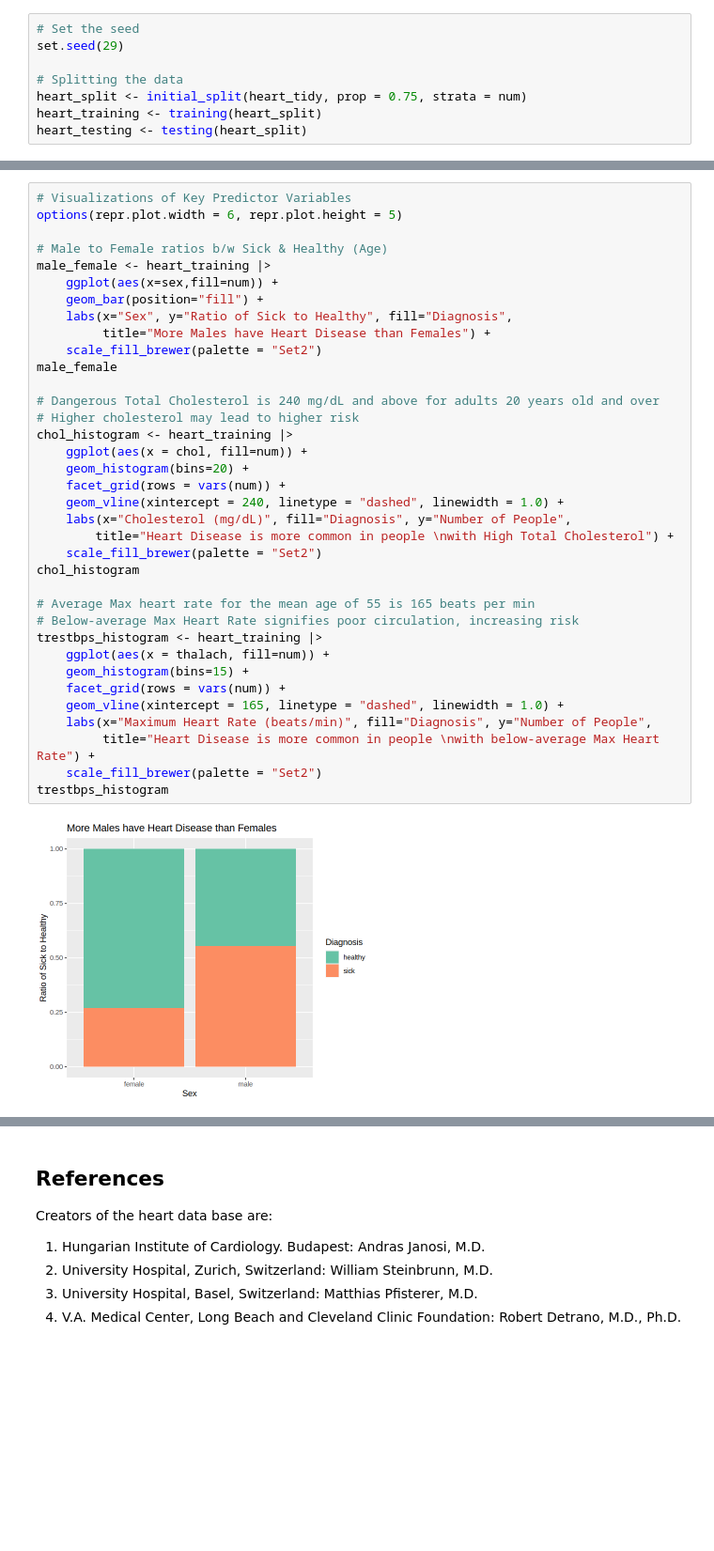
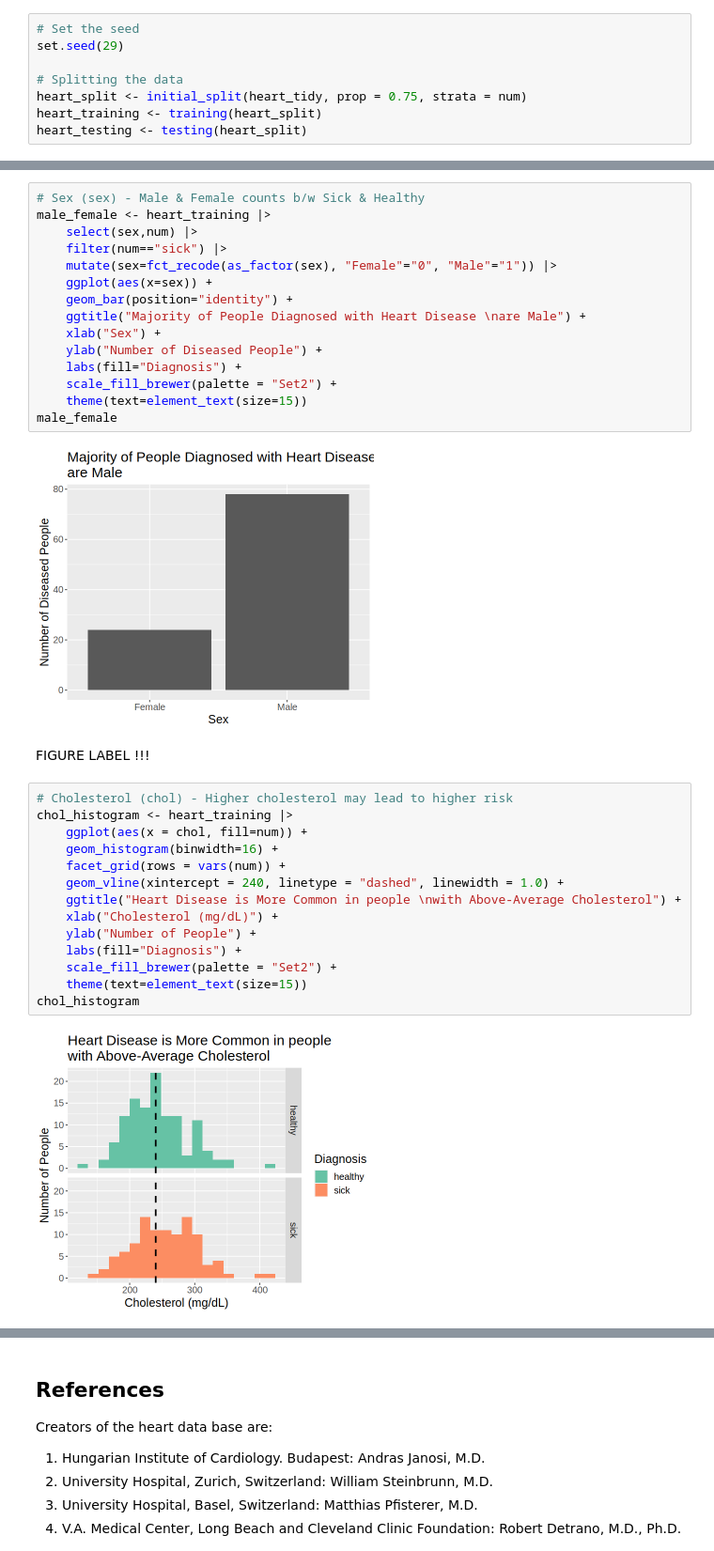
Before and after one commit to Mr-Slope/DSCI-100_Group_Project, a Jupyter notebook: group_report.ipynb, the cells around one changed output, grey strips where cells are left out. Shown at 94% size. Cells and saved outputs as stored; diff of their text form; blank space fills up the shorter version.

Commit message:
Worked on Methods
Tidied Visualizations, organized headings, marked areas to work on with !!!, questions with ??

```diff
--- a/group_report.ipynb
+++ b/group_report.ipynb
@@ -154,38 +180,35 @@ heart_testing <- testing(heart_split)
+# %%
+# Sex (sex) - Male & Female counts b/w Sick & Healthy
+male_female <- heart_training |>
+    select(sex,num) |>
+    filter(num=="sick") |>
+    mutate(sex=fct_recode(as_factor(sex), "Female"="0", "Male"="1")) |>
+    ggplot(aes(x=sex)) +
+    geom_bar(position="identity") +
+    ggtitle("Majority of People Diagnosed with Heart Disease \nare Male") +
+    xlab("Sex") +
+    ylab("Number of Diseased People") +
+    labs(fill="Diagnosis") +
+    scale_fill_brewer(palette = "Set2") +
+    theme(text=element_text(size=15))
+male_female
+# %% [output]
+[figure, added]
+# %% [markdown]
+FIGURE LABEL !!!
 # %%
-# Visualizations of Key Predictor Variables
-options(repr.plot.width = 6, repr.plot.height = 5)
-
-# Male to Female ratios b/w Sick & Healthy (Age)
-male_female <- heart_training |>
-    ggplot(aes(x=sex,fill=num)) +
-    geom_bar(position="fill") +
-    labs(x="Sex", y="Ratio of Sick to Healthy", fill="Diagnosis",
-         title="More Males have Heart Disease than Females") +
-    scale_fill_brewer(palette = "Set2")
-male_female
-
-# Dangerous Total Cholesterol is 240 mg/dL and above for adults 20 years old and over
-# Higher cholesterol may lead to higher risk
+# Cholesterol (chol) - Higher cholesterol may lead to higher risk
 chol_histogram <- heart_training |>
     ggplot(aes(x = chol, fill=num)) +
-    geom_histogram(bins=20) +
+    geom_histogram(binwidth=16) +
     facet_grid(rows = vars(num)) +
     geom_vline(xintercept = 240, linetype = "dashed", linewidth = 1.0) +
-    labs(x="Cholesterol (mg/dL)", fill="Diagnosis", y="Number of People",
-        title="Heart Disease is more common in people \nwith High Total Cholesterol") +
-    scale_fill_brewer(palette = "Set2")
+    ggtitle("Heart Disease is More Common in people \nwith Above-Average Cholesterol") +
+    xlab("Cholesterol (mg/dL)") +
+    ylab("Number of People") +
+    labs(fill="Diagnosis") +
+    scale_fill_brewer(palette = "Set2") +
+    theme(text=element_text(size=15))
 chol_histogram
-
-# Average Max heart rate for the mean age of 55 is 165 beats per min
-# Below-average Max Heart Rate signifies poor circulation, increasing risk
-trestbps_histogram <- heart_training |>
-    ggplot(aes(x = thalach, fill=num)) +
-    geom_histogram(bins=15) +
-    facet_grid(rows = vars(num)) +
-    geom_vline(xintercept = 165, linetype = "dashed", linewidth = 1.0) +
-    labs(x="Maximum Heart Rate (beats/min)", fill="Diagnosis", y="Number of People",
-         title="Heart Disease is more common in people \nwith below-average Max Heart Rate") +
-    scale_fill_brewer(palette = "Set2")
-trestbps_histogram
 # %% [output]
-[figure, old version]
+[figure, new version]
```
Also changed, not shown: parts of 13 cells of this notebook.
